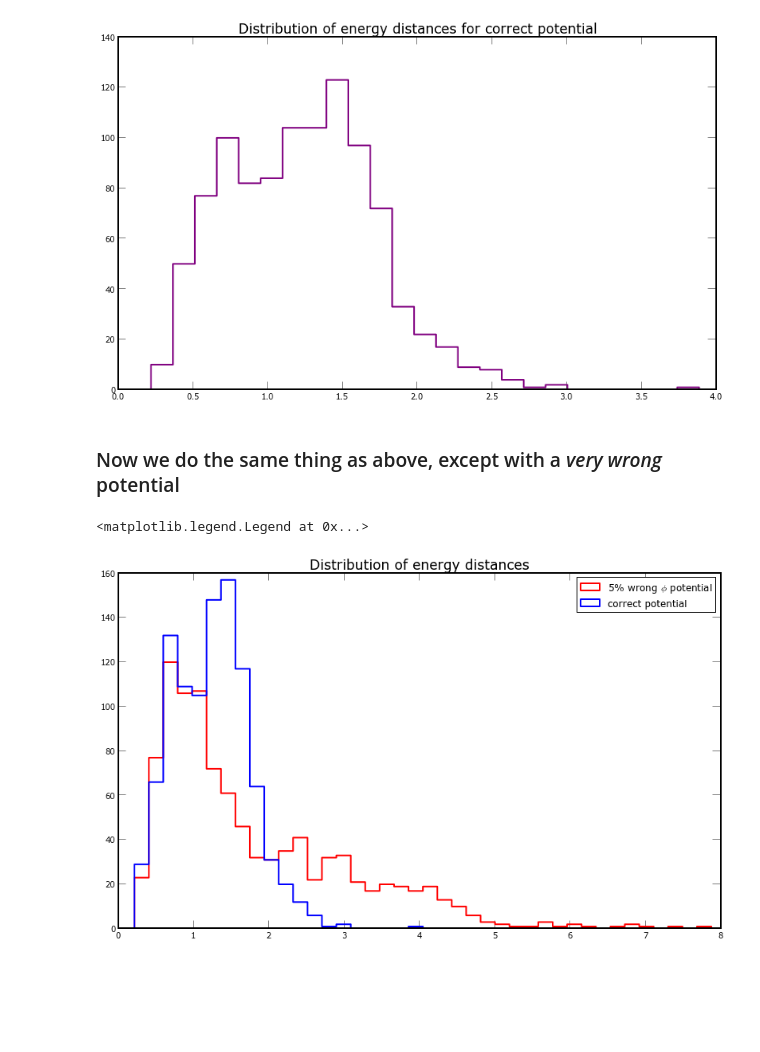
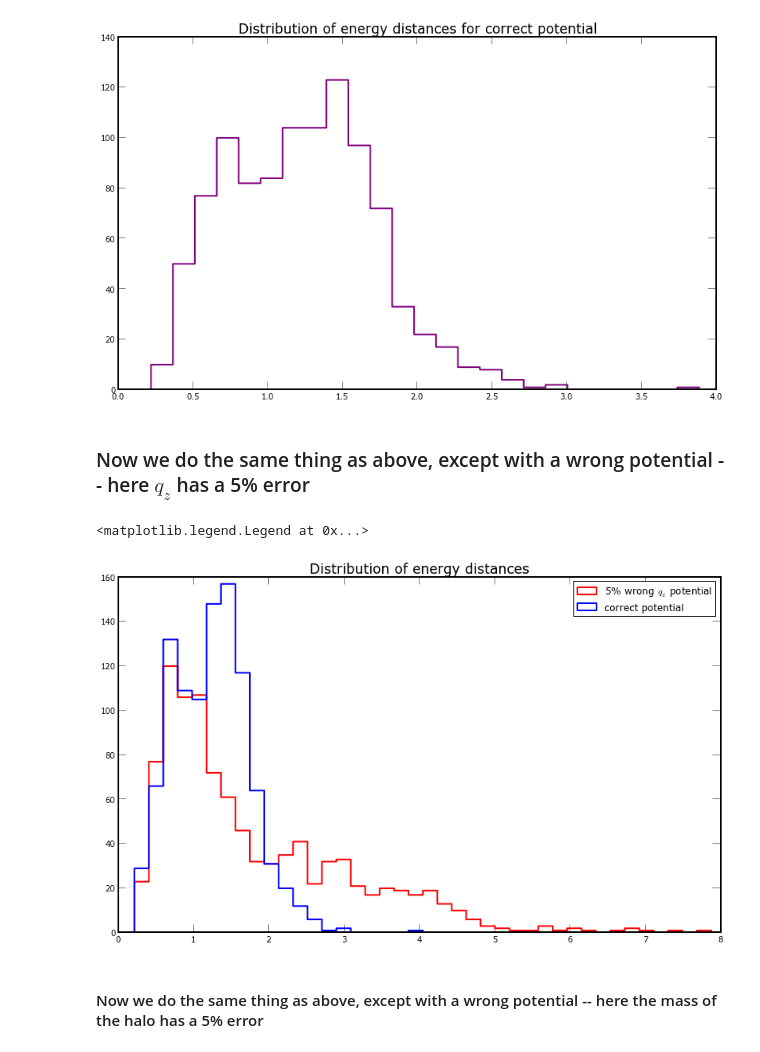
Before and after one commit to adrn/streams, a Jupyter notebook: docs/Streams - Back Integrate Particles.ipynb, the cells around one changed output. Cells and saved outputs as stored; diff of their text form; code cells hidden in the pictures; blank space fills up the shorter version.

Commit message:
add 5% mass error example

```diff
--- a/docs/Streams - Back Integrate Particles.ipynb
+++ b/docs/Streams - Back Integrate Particles.ipynb
@@ -89,7 +89,7 @@ plt.hist(closest_distances, bins=25, histtype="step", linewidth=2, color='purple
  <a list of 1 Patch objects>)
 [figure]
 # %% [markdown]
-### Now we do the same thing as above, except with a *very wrong* potential
+### Now we do the same thing as above, except with a wrong potential -- here $q_z$ has a 5% error
 # %%
 # Define potential as used by Kathryn's simulation, to make sure I can recover the correct behavior
 disk_potential = MiyamotoNagaiPotential(M=1E11*u.M_sun,
@@ -135,10 +135,12 @@ for ii in range(sgr_snap.num):
 # %%
 figure(figsize=(12,8))
 plt.title("Distribution of energy distances")
 
-n,bins,patches = plt.hist(wrong_closest_distances, bins=40, histtype="step", linewidth=2, color='red', label=r"5% wrong $\phi$ potential")
+n,bins,patches = plt.hist(wrong_closest_distances, bins=40, histtype="step", linewidth=2, color='red', label=r"5% wrong $q_z$ potential")
 n,bins,patches = plt.hist(closest_distances, bins=bins, histtype="step", linewidth=2, color='blue', label="correct potential")
 plt.legend()
 # %% [output]
 <matplotlib.legend.Legend at 0x...>
-[figure, old version]
+[figure, new version]
+# %% [markdown]
+#### Now we do the same thing as above, except with a wrong potential -- here the mass of the halo has a 5% error
```
Also changed, not shown: parts of 2 cells of this notebook.
